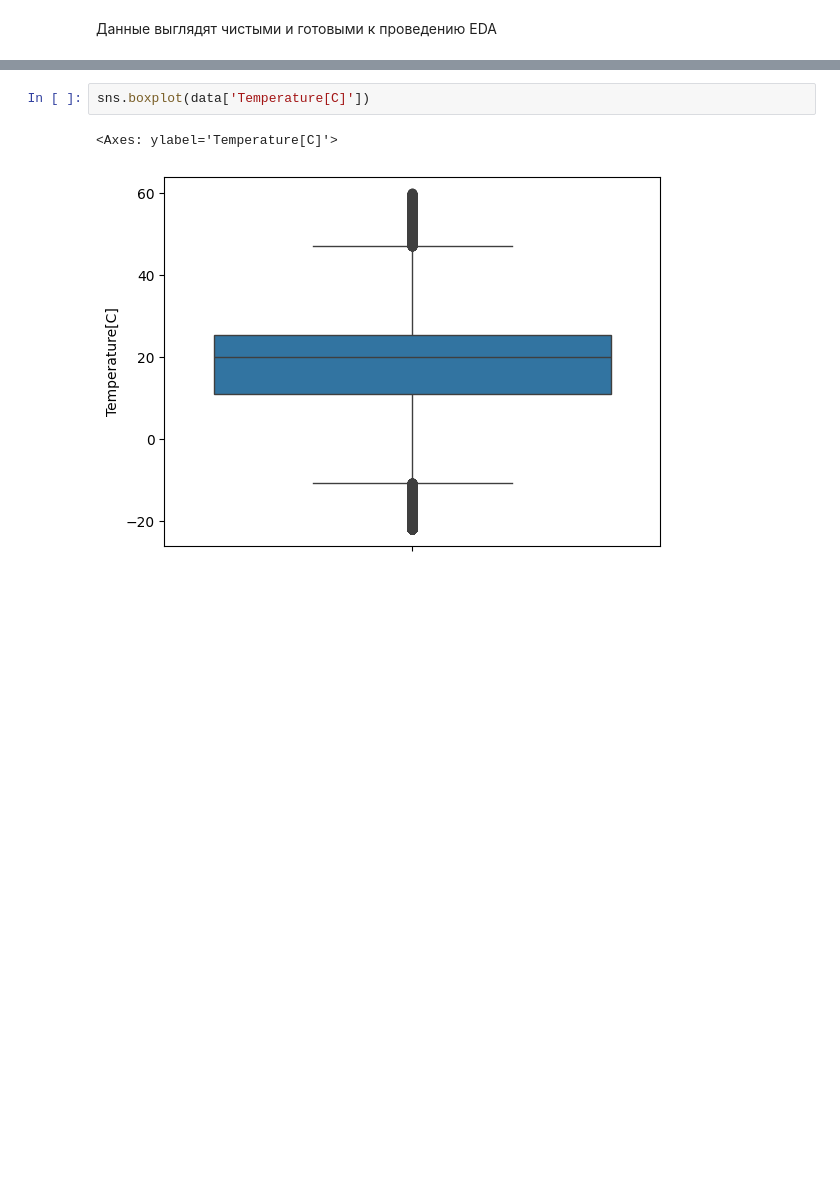
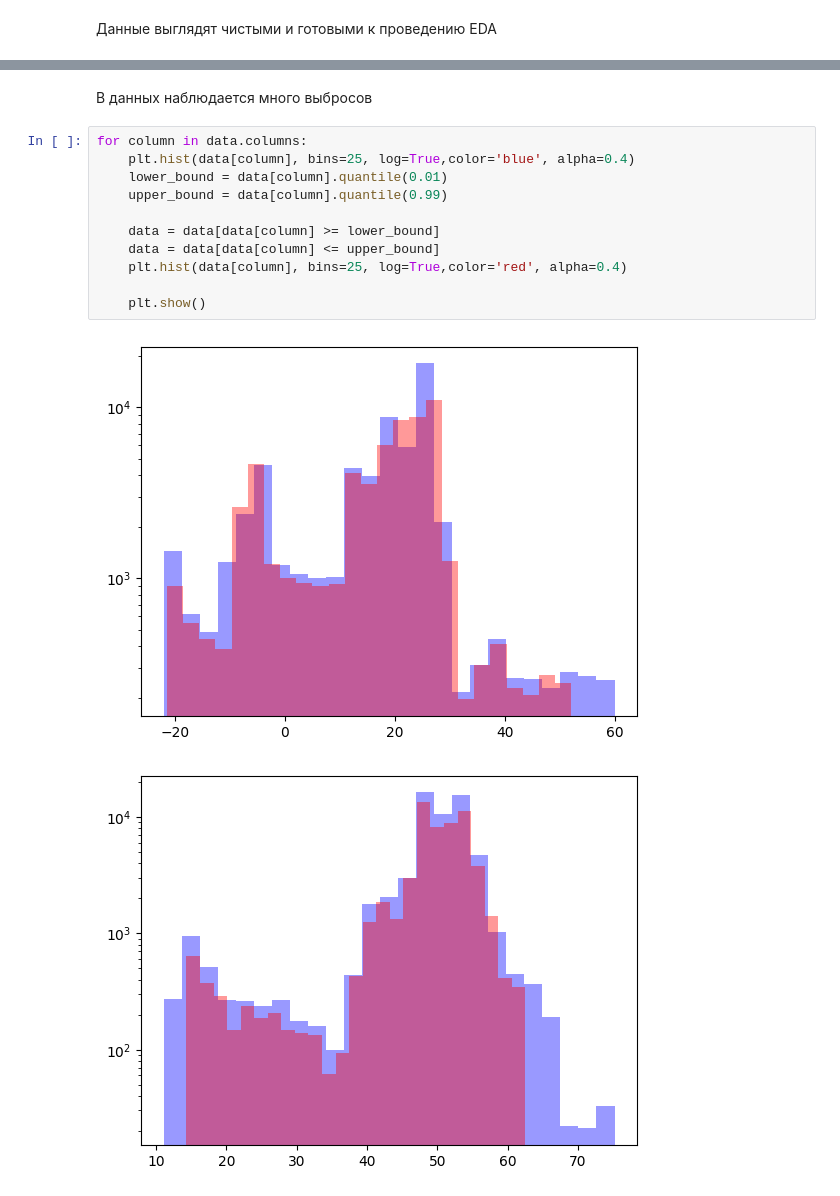
Before and after one commit to smnk-1/ML-studying, a Jupyter notebook: notebooks/SmokeDetectorEDA.ipynb, the cells around one changed output, grey strips where cells are left out. Cells and saved outputs as stored; diff of their text form; blank space fills up the shorter version.

```diff
--- a/notebooks/SmokeDetectorEDA.ipynb
+++ b/notebooks/SmokeDetectorEDA.ipynb
@@ -178,5 +180,16 @@ sns.boxplot(data) # почистить выбросы
-# %%
-sns.boxplot(data['Temperature[C]'])
-# %% [output]
-<Axes: ylabel='Temperature[C]'>
-[figure, removed]
+# %% [markdown]
+В данных наблюдается много выбросов
+# %%
+for column in data.columns:
+    plt.hist(data[column], bins=25, log=True,color='blue', alpha=0.4)
+    lower_bound = data[column].quantile(0.01)
+    upper_bound = data[column].quantile(0.99)
+
+    data = data[data[column] >= lower_bound]
+    data = data[data[column] <= upper_bound]
+    plt.hist(data[column], bins=25, log=True,color='red', alpha=0.4)
+
+    plt.show()
+# %% [output]
+[figure, added]
+[figure, added]
```
Also changed, not shown: parts of 6 cells of this notebook.
